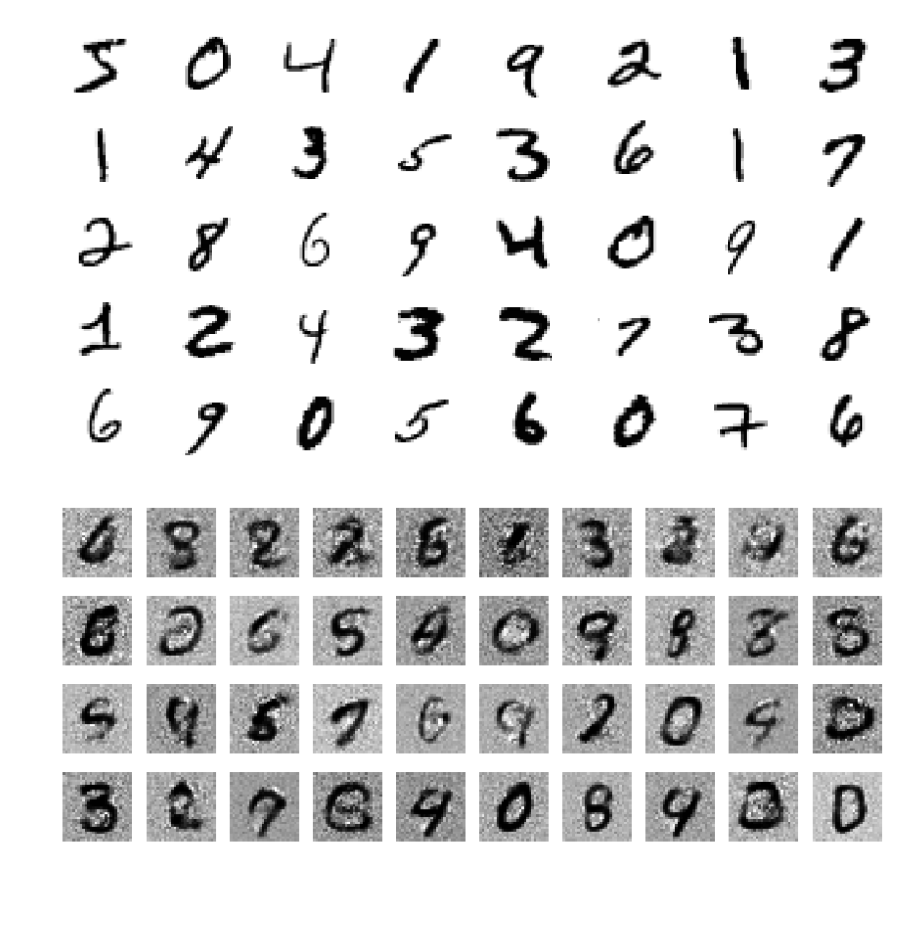
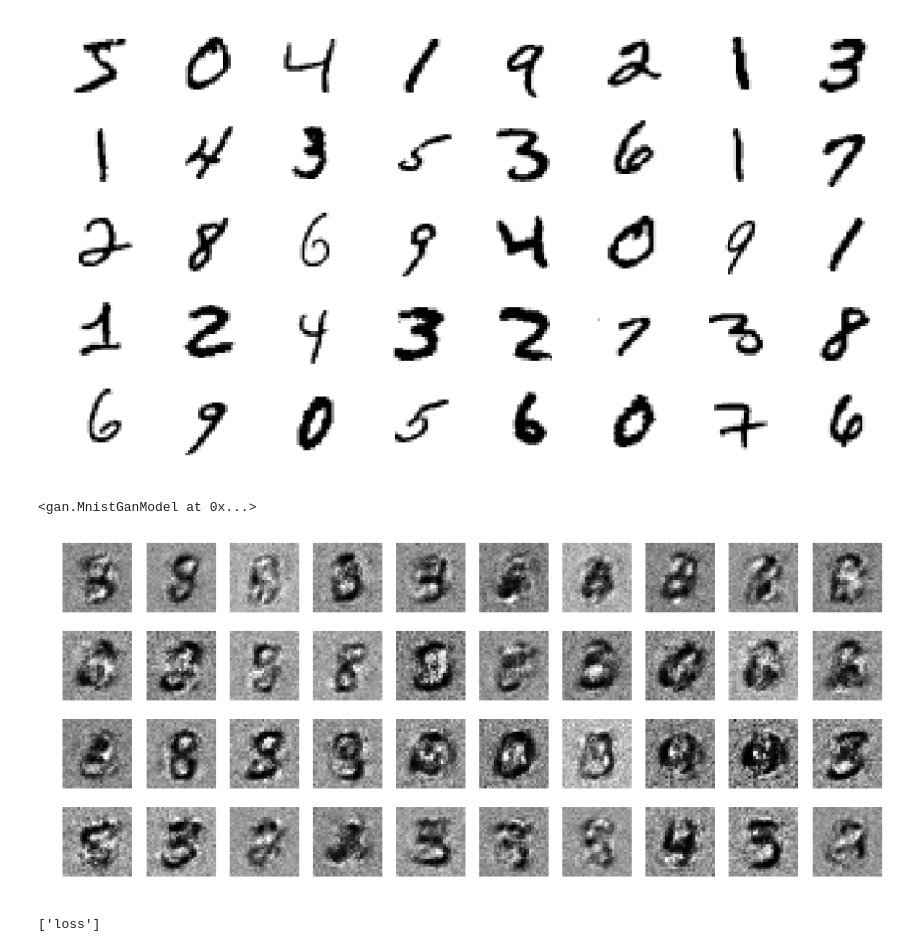
Before and after one commit to Johayon/gan_exp, a Jupyter notebook: gan_first_try.ipynb, the cells around one changed output. Cells and saved outputs as stored; diff of their text form; code cells hidden in the pictures; blank space fills up the shorter version.

```diff
--- a/gan_first_try.ipynb
+++ b/gan_first_try.ipynb
@@ -36,22 +36,28 @@ plt.show()
 # %%
 from gan import MnistGanModel
 # %%
-gan_model = MnistGanModel()
+gan_model = MnistGanModel(label_noise=0.2, separate_fit=True)
 gan_model.init_model()
+# %% [output]
+<gan.MnistGanModel at 0x...>
 # %%
 plt.figure(figsize=(15,8))
 for i in tqdm(range(4)):
-    gan_model.fit(X_train, y_train, epochs=5000, batch_size=128)
+    gan_model.fit(X_train, y_train, epochs=500, batch_size=128)
     X_gen = gan_model.generate(10)
     for j in range(10):
         plt.subplot(5, 10, 10 * i + j + 1)
         image = 1 - X_gen[j]
         image = np.reshape(image, [img_rows, img_cols])
         plt.imshow(image, cmap='gray')
         plt.axis('off')
 plt.show()
 # %% [output]
-[figure, old version]
+[figure, new version]
+# %%
+gan_model.discriminator.
+# %% [output]
+['loss']
 # %%
 plt.plot(gan_model.generator_losses[::100])
 plt.plot(gan_model.discriminator_losses[::100])
```
Also changed, not shown: parts of 4 cells of this notebook, 1 other file.
